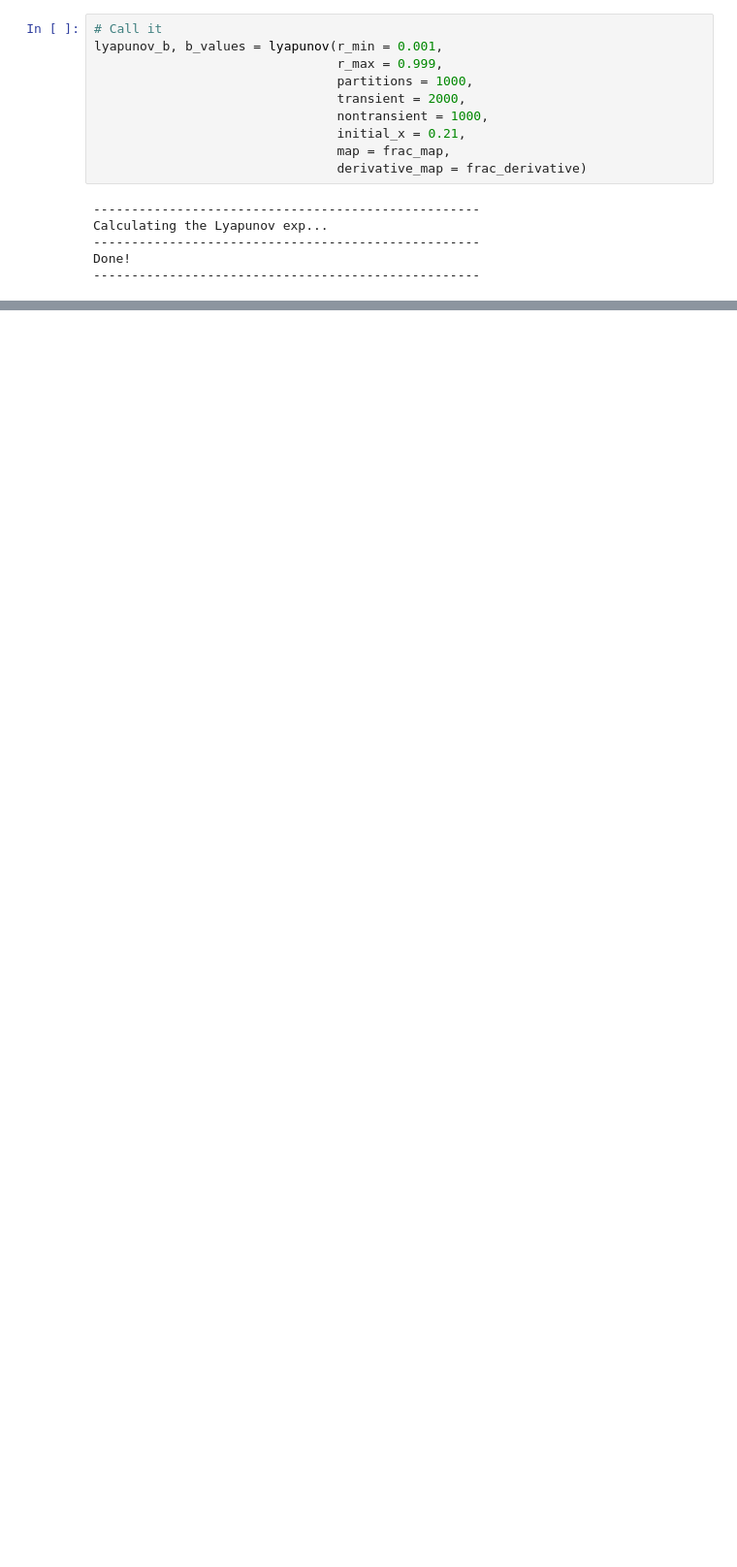
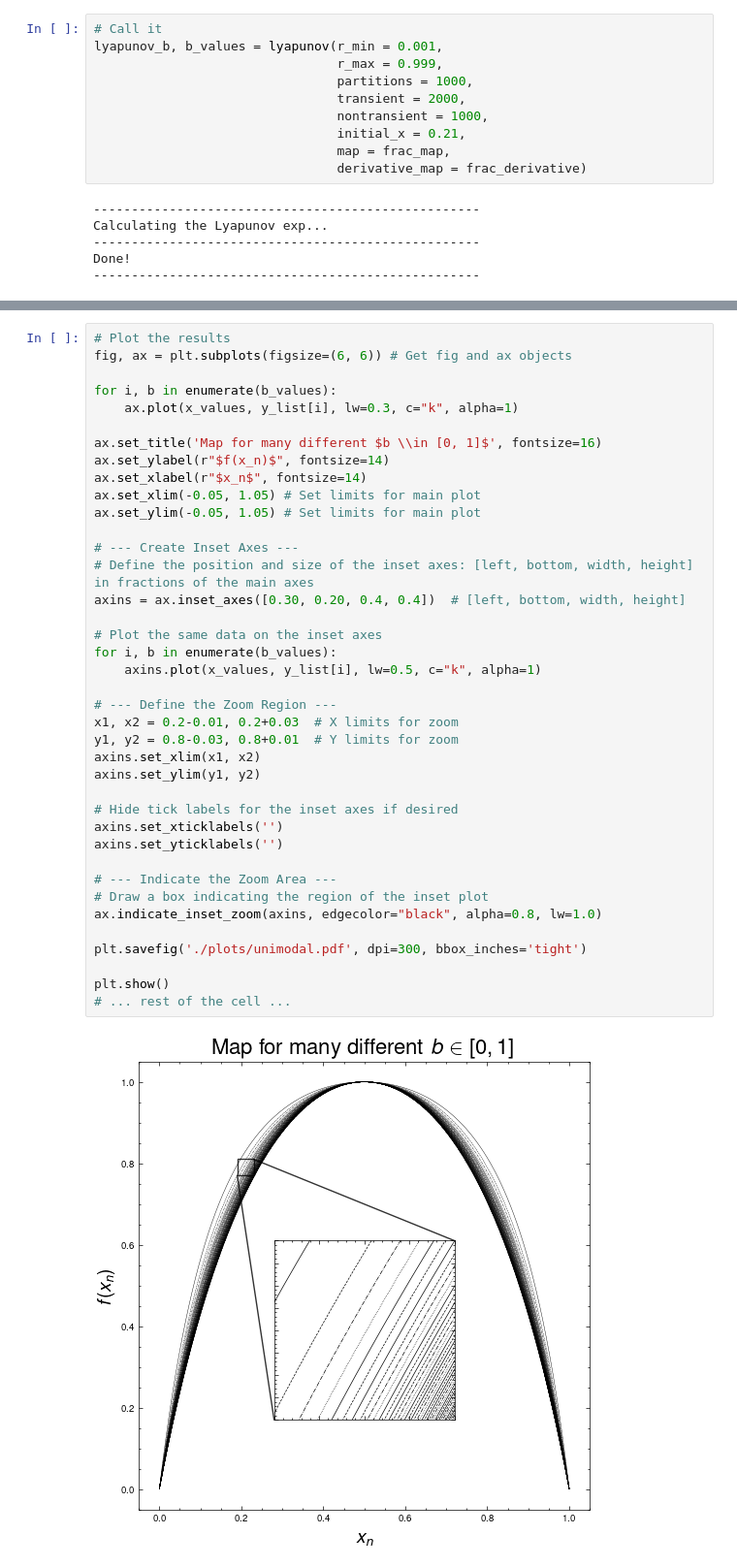
Before and after one commit to whyyorlantaken/Dynamical-Systems-Coursework, a Jupyter notebook: Take-home-2/code/notebook.ipynb, the cells around one changed output, grey strips where cells are left out. Shown at 97% size. Drawn from its saved outputs; the diff is of its cells as text; blank space fills up the shorter version.

```diff
--- a/Take-home-2/code/notebook.ipynb
+++ b/Take-home-2/code/notebook.ipynb
@@ -263,0 +309,41 @@ plt.show()
+# %%
+# Plot the results
+fig, ax = plt.subplots(figsize=(6, 6)) # Get fig and ax objects
+
+for i, b in enumerate(b_values):
+    ax.plot(x_values, y_list[i], lw=0.3, c="k", alpha=1)
+
+ax.set_title('Map for many different $b \\in [0, 1]$', fontsize=16)
+ax.set_ylabel(r"$f(x_n)$", fontsize=14)
+ax.set_xlabel(r"$x_n$", fontsize=14)
+ax.set_xlim(-0.05, 1.05) # Set limits for main plot
+ax.set_ylim(-0.05, 1.05) # Set limits for main plot
+
+# --- Create Inset Axes ---
+# Define the position and size of the inset axes: [left, bottom, width, height] in fractions of the main axes
+axins = ax.inset_axes([0.30, 0.20, 0.4, 0.4])  # [left, bottom, width, height]
+
+# Plot the same data on the inset axes
+for i, b in enumerate(b_values):
+    axins.plot(x_values, y_list[i], lw=0.5, c="k", alpha=1)
+
+# --- Define the Zoom Region ---
+x1, x2 = 0.2-0.01, 0.2+0.03  # X limits for zoom
+y1, y2 = 0.8-0.03, 0.8+0.01  # Y limits for zoom
+axins.set_xlim(x1, x2)
+axins.set_ylim(y1, y2)
+
+# Hide tick labels for the inset axes if desired
+axins.set_xticklabels('')
+axins.set_yticklabels('')
+
+# --- Indicate the Zoom Area ---
+# Draw a box indicating the region of the inset plot
+ax.indicate_inset_zoom(axins, edgecolor="black", alpha=0.8, lw=1.0)
+
+plt.savefig('./plots/unimodal.pdf', dpi=300, bbox_inches='tight')
+
+plt.show()
+# ... rest of the cell ...
+# %% [output]
+[figure, added]
```
Also changed, not shown: parts of 7 cells of this notebook, 22 other files.
